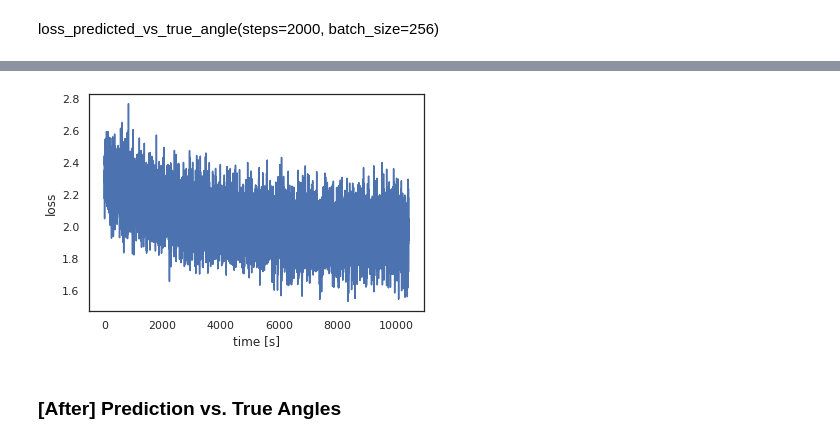
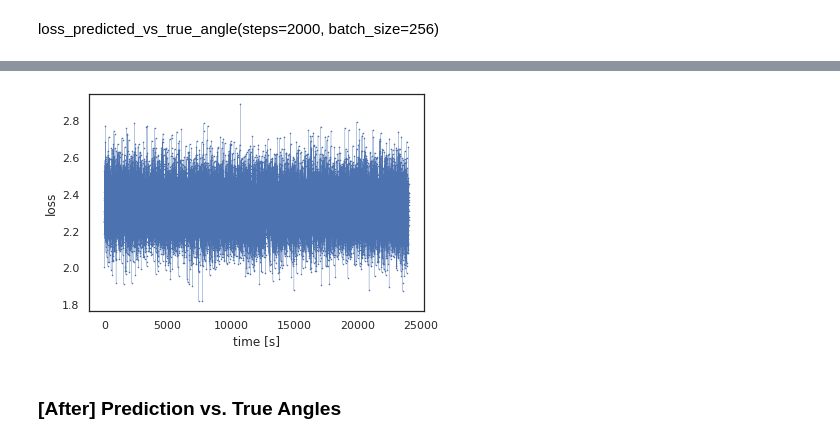
Before and after one commit to JelenaBanjac/protein-reconstruction, a Jupyter notebook: notebooks/bgal_optimization_predicted_angle_and_true_projection_(random_and_slope).ipynb, the cells around one changed output, grey strips where cells are left out. Cells and saved outputs as stored; diff of their text form; code cells hidden in the pictures.

```diff
--- a/notebooks/bgal_optimization_predicted_angle_and_true_projection_(random_and_slope).ipynb
+++ b/notebooks/bgal_optimization_predicted_angle_and_true_projection_(random_and_slope).ipynb
@@ -603,41 +630,45 @@ sns.distplot(angles_predicted_plot[:,2], kde=False, bins=80, ax=axs[2], axlabel=
 # %% [markdown]
 loss_predicted_vs_true_angle(steps=2000, batch_size=256)
 # %%
-steps=10000
+steps=20000
 batch_size=256
 
 #optimizer = tf.keras.optimizers.SGD(learning_rate=0.01)
-optimizer = tf.keras.optimizers.Adam(learning_rate=0.001)
+optimizer = tf.keras.optimizers.Adam(learning_rate=1e-5)
 
 losses = np.empty(steps)
 time_start = time()
 
-for step in range(1, steps+1):
+try:
+    for step in range(1, steps+1):
 
-    # Sample some pairs.
-    idx1, idx2 = sample_pairs(n_samples, batch_size, style="random")
+        # Sample some pairs.
+        idx1, idx2 = sample_pairs(n_samples, batch_size, style="random")
 
-    # Compute distances between projections
-    p1 = [projections[i] for i in idx1]
-    p2 = [projections[i] for i in idx2]
+        # Compute distances between projections
+        p1 = [projections[i] for i in idx1]
+        p2 = [projections[i] for i in idx2]
 
-    distance_target = d_p(p1, p2)
+        distance_target = d_p(p1, p2)
 
-    a1 = [angles_predicted[i] for i in idx1]
-    a2 = [angles_predicted[i] for i in idx2]
+        a1 = [angles_predicted[i] for i in idx1]
+        a2 = [angles_predicted[i] for i in idx2]
 
-    # Optimize by gradient descent.
-    losses[step-1], gradients = gradient(a1, a2, distance_target, dt_type="dP", space="dQspace")
-    optimizer.apply_gradients(zip(gradients, a1 + a2))
+        # Optimize by gradient descent.
+        losses[step-1], gradients = gradient(a1, a2, distance_target, dt_type="dP", space="dQspace")
+        optimizer.apply_gradients(zip(gradients, a1 + a2))
 
-    # Periodically report progress.
-    if ((step % (steps//10)) == 0) or (step == steps):
-        time_elapsed = time() - time_start
-        print(f'step {step}/{steps} ({time_elapsed:.0f}s): loss = {losses[step-1]:.2e}')
-
-# Plot convergence.
-fig, ax = plt.subplots()
-ax.plot(np.linspace(0, time()-time_start, steps), losses)
-ax.set_xlabel('time [s]')
-ax.set_ylabel('loss');
+        # Periodically report progress.
+        if ((step % (steps//100)) == 0) or (step == steps):
+            time_elapsed = time() - time_start
+            print(f'step {step}/{steps} ({time_elapsed:.0f}s): loss = {losses[step-1]:.2e}')
+            loss_predicted_vs_true_angle(steps=2000, batch_size=256)
+except:
+    pass
+finally:
+    # Plot convergence.
+    fig, ax = plt.subplots()
+    ax.plot(np.linspace(0, time()-time_start, len(losses)), losses, marker="*", markersize=1, lw=0.2)
+    ax.set_xlabel('time [s]')
+    ax.set_ylabel('loss');
 # %% [output]
@@ -654,4 +692,4 @@ step 10000/10000 (10437s): loss = 2.24e+00
-[figure, old version]
+[figure, new version]
 # %% [markdown]
 ### [After] Prediction vs. True Angles
 # %%
```
Also changed, not shown: parts of 17 cells of this notebook, 4 other files.
